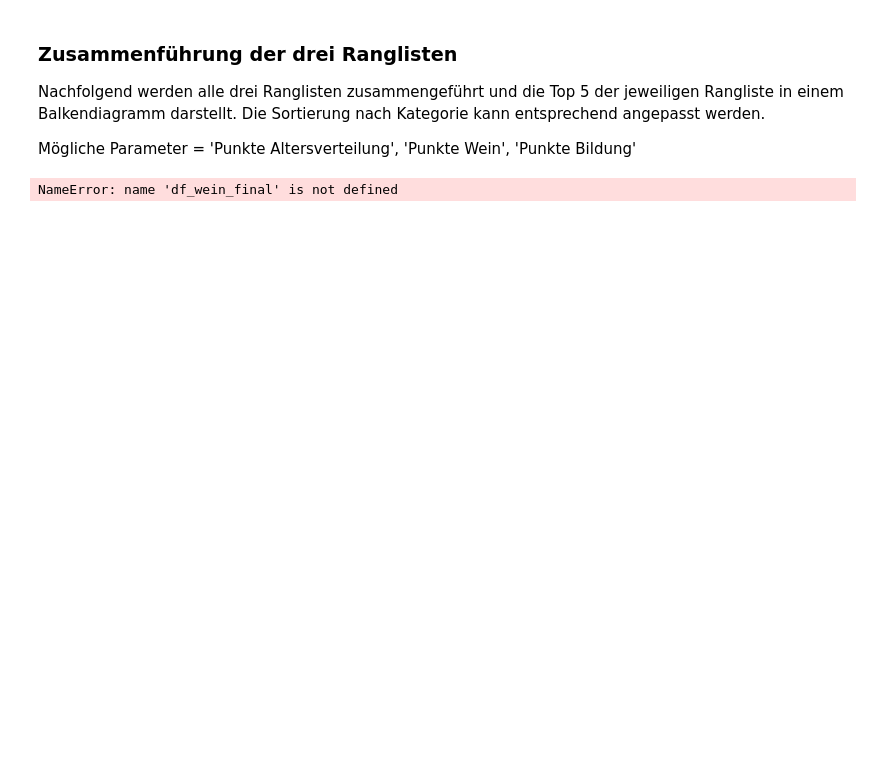
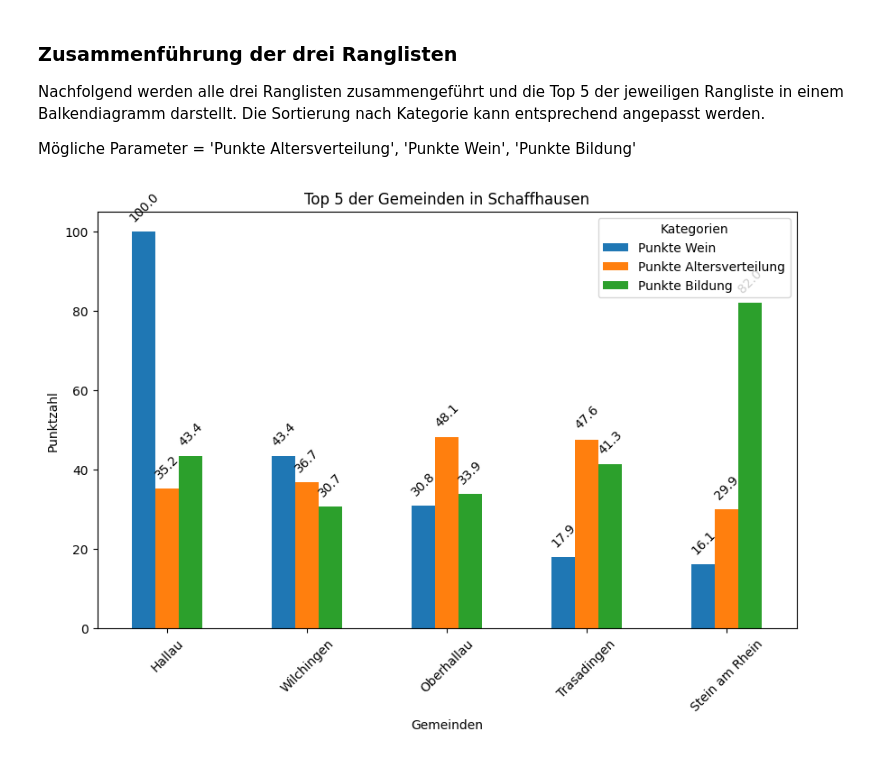
Before and after one commit to janzimmermann1/dawr-assessment-1, a Jupyter notebook: Assignment1.ipynb, the cells around one changed output. Drawn from its saved outputs; the diff is of its cells as text; code cells hidden in the pictures; blank space fills up the shorter version.

```diff
--- a/Assignment1.ipynb
+++ b/Assignment1.ipynb
@@ -260,9 +261,9 @@ Mögliche Parameter = 'Punkte Altersverteilung', 'Punkte Wein', 'Punkte Bildung'
 # Zusammenführen der drei DataFrames der Ranglisten
 sortBy = 'Punkte Wein'
 
-df_all_rankings = pd.merge(pd.merge(df_wein_final, dataframe_population, on='Gemeinde', how='inner'), df_bildung_final, on='Gemeinde', how='inner'
-                    ).sort_values(by=sortBy, ascending=False)
+dataframe_all_rankings = pd.merge(pd.merge(dataframe_wine, dataframe_population, on='Gemeinde', how='inner'), dataframe_education, on='Gemeinde', how='inner'
+                    ).iloc[:, [0,4,5,9]].sort_values(by=sortBy, ascending=False)
-# %% [output]
-NameError: name 'df_wein_final' is not defined
 # %%
-showBarDiagramWithValues(df_all_rankings.head(), 'Top 5 der Gemeinden in Schaffhausen', 0)
+showBarDiagramWithValues(dataframe_all_rankings.head(), 'Top 5 der Gemeinden in Schaffhausen', 0)
+# %% [output]
+[figure, added]
```
Also changed, not shown: parts of 6 cells of this notebook.
